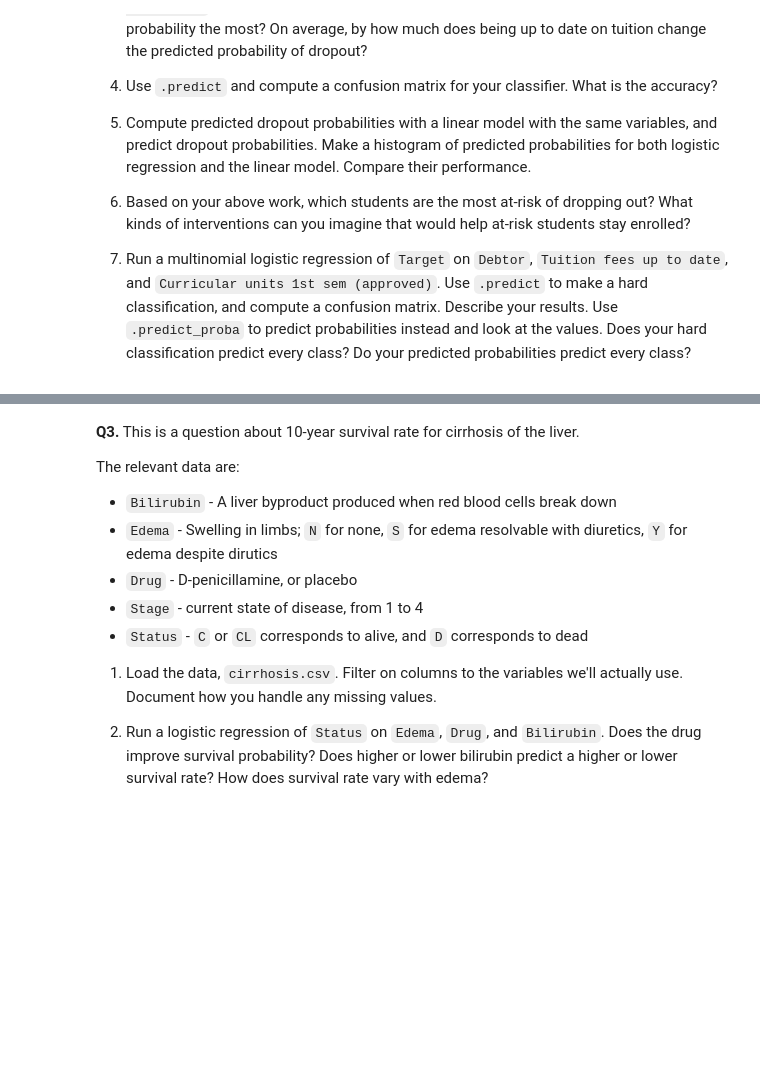
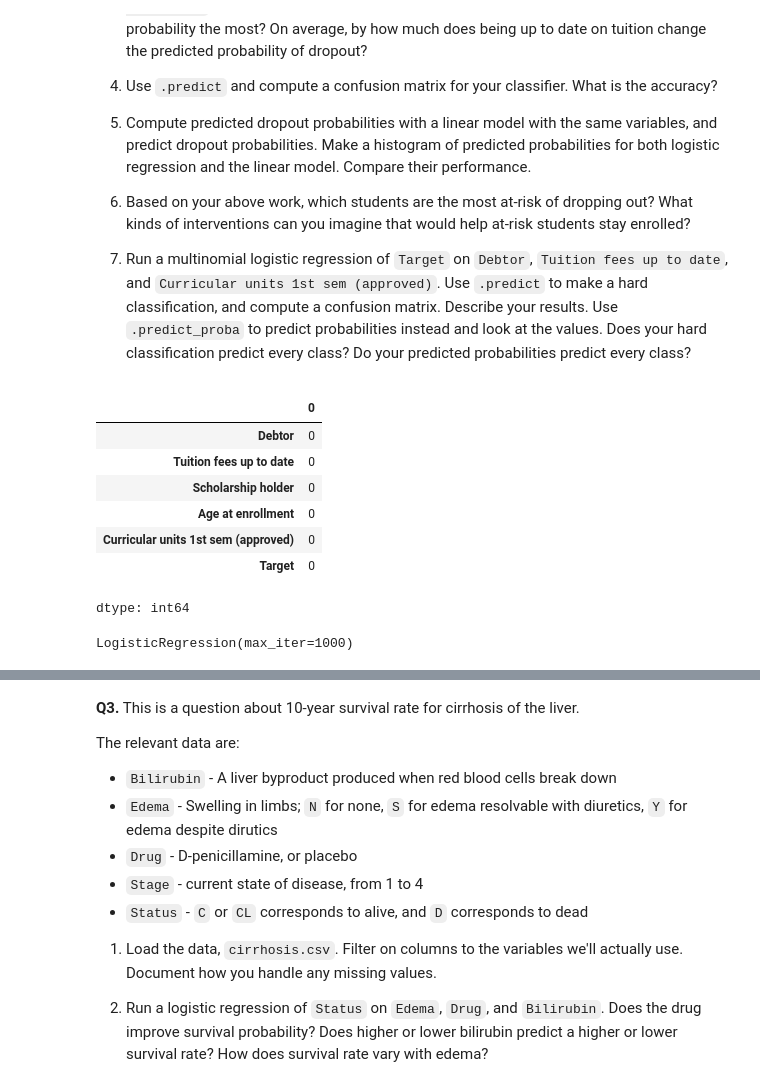
Before and after one commit to AlxScottt/undergrad_ml_assignments, a Jupyter notebook: 05_assignment_glm.ipynb, the cells around one changed output, grey strips where cells are left out. Cells and saved outputs as stored; diff of their text form; code cells hidden in the pictures; blank space fills up the shorter version.

```diff
--- a/05_assignment_glm.ipynb
+++ b/05_assignment_glm.ipynb
@@ -68,3 +68,7 @@ The relevant variables are:
 5. Based on your above work, which students are the most at-risk of dropping out? What kinds of interventions can you imagine that would help at-risk students stay enrolled?
 
 6. Run a multinomial logistic regression of `Target` on `Debtor`, `Tuition fees up to date`, and `Curricular units 1st sem (approved)`. Use `.predict` to make a hard classification, and compute a confusion matrix. Describe your results. Use `.predict_proba` to predict probabilities instead and look at the values. Does your hard classification predict every class? Do your predicted probabilities predict every class?
+# %%
+import pandas as pd
+
+df = pd.read_csv("data.csv", sep=";") #get the data!!
@@ -70,0 +87,12 @@ The relevant variables are:
+# %%
+#deal with the missing stuff
+df.isna().sum() #but theres none so we good !!
+# %% [output]
+|  | 0 |
+| Debtor | 0 |
+| Tuition fees up to date | 0 |
+| Scholarship holder | 0 |
+| Age at enrollment | 0 |
+| Curricular units 1st sem (approved) | 0 |
+| Target | 0 |
+dtype: int64
@@ -70,0 +102,17 @@ The relevant variables are:
+# %%
+#2 logistic regression time
+from sklearn.linear_model import LogisticRegression
+
+X = df[[
+    "Debtor",
+    "Tuition fees up to date",
+    "Scholarship holder",
+    "Age at enrollment"
+]]
+
+y = df["dropout"]
+
+model = LogisticRegression(max_iter=1000)
+model.fit(X, y)
+# %% [output]
+LogisticRegression(max_iter=1000)
```
Also changed, not shown: parts of 19 cells of this notebook.
